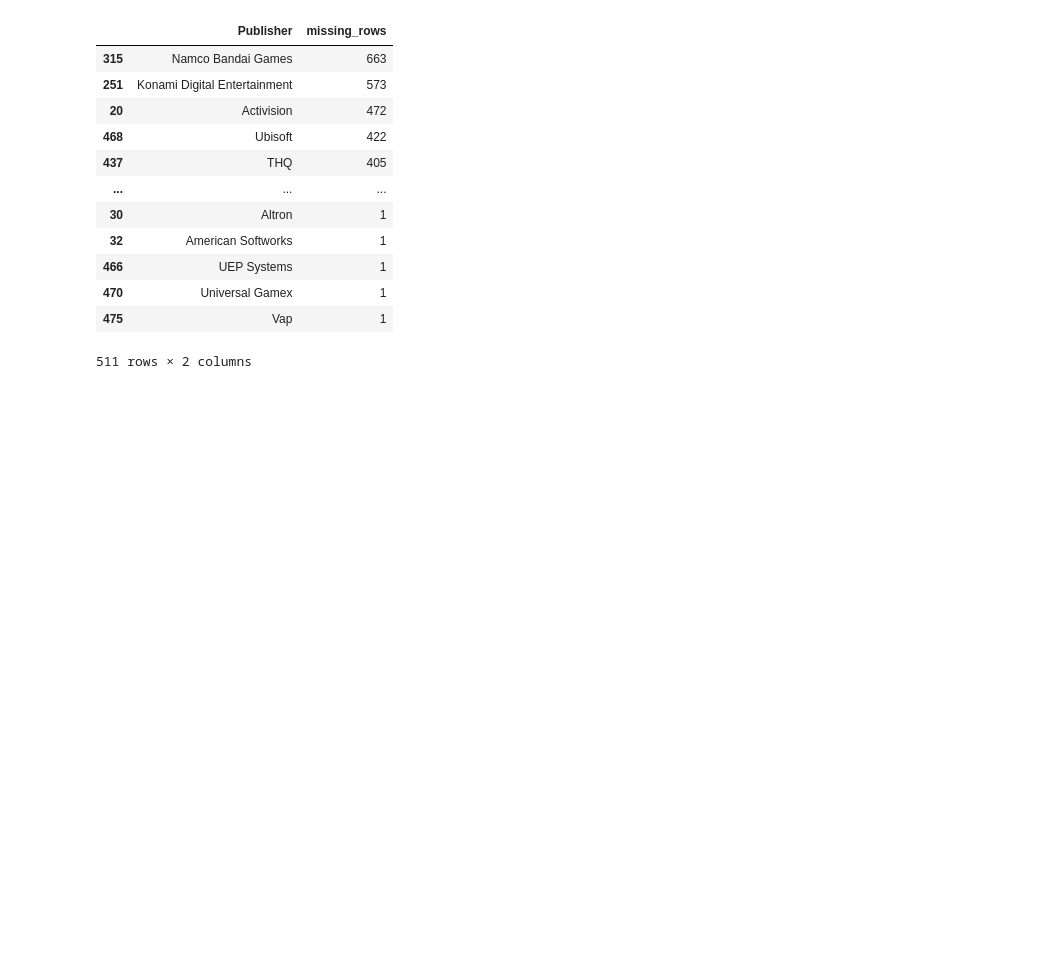
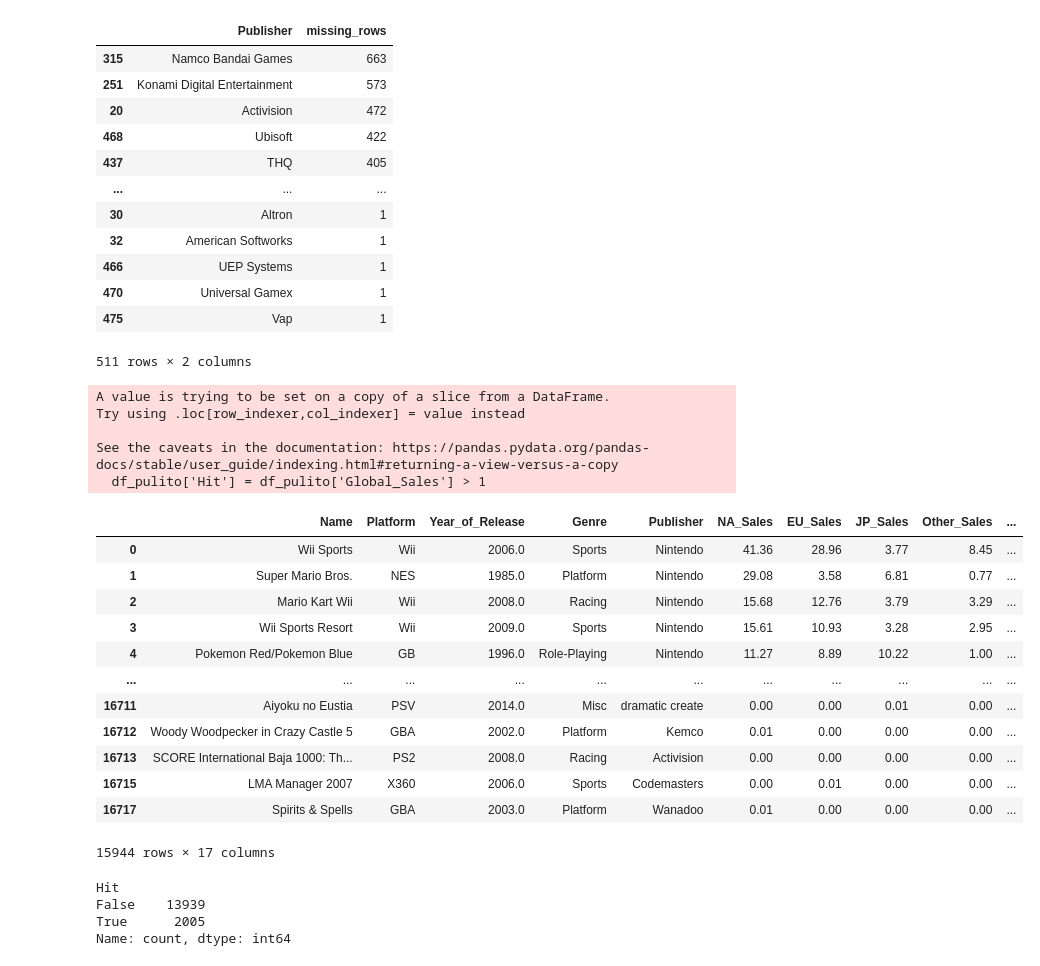
Before and after one commit to LorenzoAnogITSAR/esame_dva, a Jupyter notebook: analisi.ipynb, the cells around one changed output. Drawn from its saved outputs; the diff is of its cells as text; code cells hidden in the pictures; blank space fills up the shorter version.

```diff
--- a/analisi.ipynb
+++ b/analisi.ipynb
@@ -377,3 +377,34 @@ mancanti_per_publisher
 | 470 | Universal Gamex | 1 |
 | 475 | Vap | 1 |
 511 rows × 2 columns
+# %%
+df_pulito['Hit'] = df_pulito['Global_Sales'] > 1
+# %% [output]
+A value is trying to be set on a copy of a slice from a DataFrame.
+Try using .loc[row_indexer,col_indexer] = value instead
+
+See the caveats in the documentation: https://pandas.pydata.org/pandas-docs/stable/user_guide/indexing.html#returning-a-view-versus-a-copy
+  df_pulito['Hit'] = df_pulito['Global_Sales'] > 1
+# %%
+df_pulito
+# %% [output]
+|  | Name | Platform | Year_of_Release | Genre | Publisher | NA_Sales | EU_Sales | JP_Sales | Other_Sales | ... |
+| 0 | Wii Sports | Wii | 2006.0 | Sports | Nintendo | 41.36 | 28.96 | 3.77 | 8.45 | ... |
+| 1 | Super Mario Bros. | NES | 1985.0 | Platform | Nintendo | 29.08 | 3.58 | 6.81 | 0.77 | ... |
+| 2 | Mario Kart Wii | Wii | 2008.0 | Racing | Nintendo | 15.68 | 12.76 | 3.79 | 3.29 | ... |
+| 3 | Wii Sports Resort | Wii | 2009.0 | Sports | Nintendo | 15.61 | 10.93 | 3.28 | 2.95 | ... |
+| 4 | Pokemon Red/Pokemon Blue | GB | 1996.0 | Role-Playing | Nintendo | 11.27 | 8.89 | 10.22 | 1.00 | ... |
+| ... | ... | ... | ... | ... | ... | ... | ... | ... | ... | ... |
+| 16711 | Aiyoku no Eustia | PSV | 2014.0 | Misc | dramatic create | 0.00 | 0.00 | 0.01 | 0.00 | ... |
+| 16712 | Woody Woodpecker in Crazy Castle 5 | GBA | 2002.0 | Platform | Kemco | 0.01 | 0.00 | 0.00 | 0.00 | ... |
+| 16713 | SCORE International Baja 1000: Th... | PS2 | 2008.0 | Racing | Activision | 0.00 | 0.00 | 0.00 | 0.00 | ... |
+| 16715 | LMA Manager 2007 | X360 | 2006.0 | Sports | Codemasters | 0.00 | 0.01 | 0.00 | 0.00 | ... |
+| 16717 | Spirits & Spells | GBA | 2003.0 | Platform | Wanadoo | 0.01 | 0.00 | 0.00 | 0.00 | ... |
+15944 rows × 17 columns
+# %%
+df_pulito['Hit'].value_counts()
+# %% [output]
+Hit
+False    13939
+True      2005
+Name: count, dtype: int64
```
